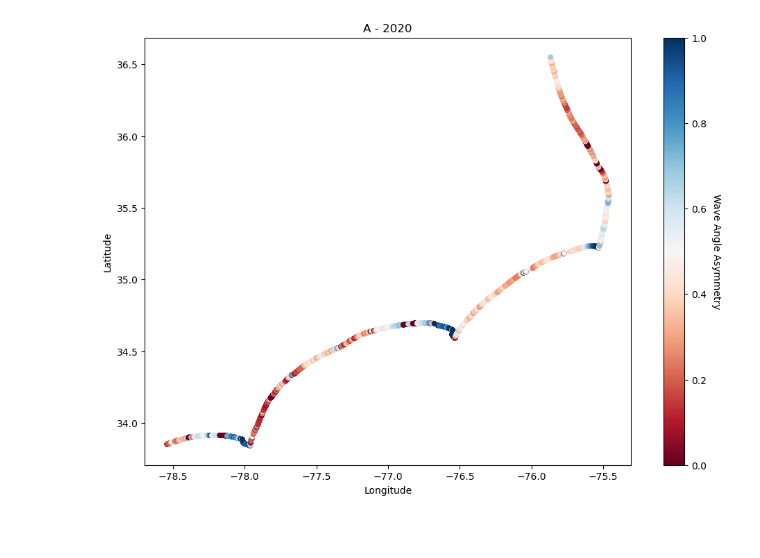
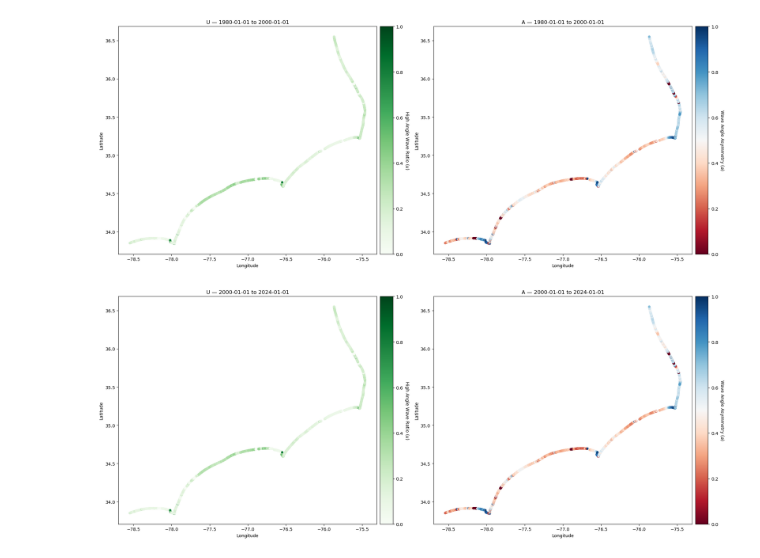
Before and after one commit to acdealy/coastal_diffusion_qs, a Jupyter notebook: calculate_u_a.ipynb, the cells around one changed output. Drawn from its saved outputs; the diff is of its cells as text; code cells hidden in the pictures; blank space fills up the shorter version.

```diff
--- a/calculate_u_a.ipynb
+++ b/calculate_u_a.ipynb
@@ -40,2 +39,38 @@ def get_a(ds, year):
+# %%
+def plot_u_a(ds, start_date, end_date):
+    u, a = get_u_a(ds, start_date, end_date)
+
+    fig, (ax1, ax2) = plt.subplots(1, 2, figsize=(20, 8))
+
+    sc1 = ax1.scatter(
+        ds.lon, ds.lat, c=u,
+        cmap='Greens', s=20, vmin=0, vmax=1,
+    )
+    ax1.set_title(f'U — {start_date} to {end_date}')
+    ax1.set_xlabel('Longitude')
+    ax1.set_ylabel('Latitude')
+    ax1.set_aspect('equal')
+
+    divider1 = make_axes_locatable(ax1)
+    cax1 = divider1.append_axes("right", size="5%", pad=0.1)
+    cbar1 = fig.colorbar(sc1, cax=cax1)
+    cbar1.set_label('High Angle Wave Ratio ($u$)', rotation=270, labelpad=15)
+
+    sc2 = ax2.scatter(
+        ds.lon, ds.lat, c=a,
+        cmap='RdBu', s=20, vmin=0, vmax=1,
+    )
+    ax2.set_title(f'A — {start_date} to {end_date}')
+    ax2.set_xlabel('Longitude')
+    ax2.set_ylabel('Latitude')
+    ax2.set_aspect('equal')
+
+    divider2 = make_axes_locatable(ax2)
+    cax2 = divider2.append_axes("right", size="5%", pad=0.1)
+    cbar2 = fig.colorbar(sc2, cax=cax2)
+    cbar2.set_label('Wave Angle Asymmetry ($a$)', rotation=270, labelpad=15)
+
+    plt.tight_layout()
+    plt.show()
 # %%
 ds = xr.open_dataset('ncqs_hourly_pertransect.nc')
@@ -71,29 +77,8 @@ plt.show()
-# %%
-# plot A for a specific year
-
-year = 2020
-a = get_a(ds,year)
-
-plt.figure(figsize=(12, 8))
-
-scatter = plt.scatter(
-    ds.lon,
-    ds.lat,
-    c=a,
-    cmap='RdBu',
-    s=20,
-    vmin=0, vmax=1
-)
-
-cbar = plt.colorbar(scatter)
-cbar.set_label('Wave Angle Asymmetry', rotation=270, labelpad=15)
-
-plt.title(f'A - {year}')
-plt.xlabel('Longitude')
-plt.ylabel('Latitude')
-
-plt.gca().set_aspect('equal')
-
-plt.show()
-# %% [output]
-[figure, removed]
+# %%
+plot_u_a(ds, "1980-01-01", "2000-01-01")
+# %% [output]
+[figure, added]
+# %%
+plot_u_a(ds, "2000-01-01", "2024-01-01")
+# %% [output]
+[figure, added]
```
Also changed, not shown: parts of 7 cells of this notebook, 1 other file.
